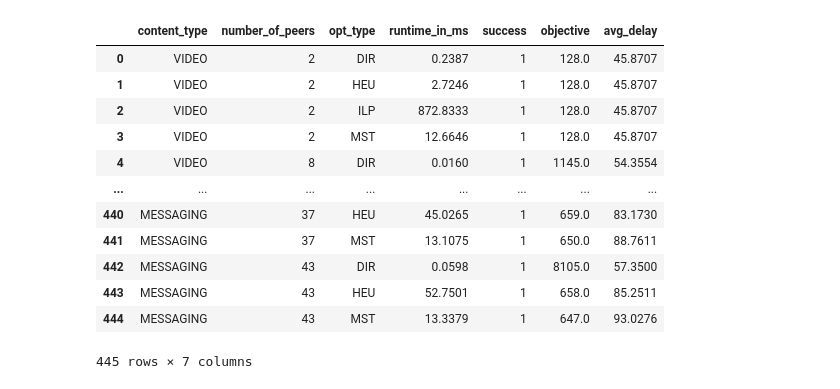
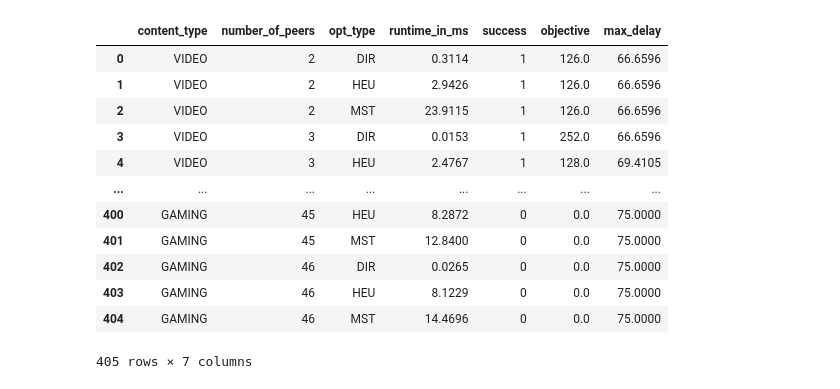
Before and after one commit to Zotyamester/cdn-optimization, a Jupyter notebook: analytics.ipynb, the cells around one changed output. Drawn from its saved outputs; the diff is of its cells as text; code cells hidden in the pictures.

```diff
--- a/analytics.ipynb
+++ b/analytics.ipynb
@@ -21,20 +21,20 @@ Note: you may need to restart the kernel to use updated packages.
 # %%
 import pandas as pd
 
-df = pd.read_csv("measurements/reliable-results.csv")
+df = pd.read_csv("measurements/bench2.csv")
 df
 # %% [output]
-|  | content_type | number_of_peers | opt_type | runtime_in_ms | success | objective | avg_delay |
-| 0 | VIDEO | 2 | DIR | 0.2387 | 1 | 128.0 | 45.8707 |
-| 1 | VIDEO | 2 | HEU | 2.7246 | 1 | 128.0 | 45.8707 |
-| 2 | VIDEO | 2 | ILP | 872.8333 | 1 | 128.0 | 45.8707 |
-| 3 | VIDEO | 2 | MST | 12.6646 | 1 | 128.0 | 45.8707 |
-| 4 | VIDEO | 8 | DIR | 0.0160 | 1 | 1145.0 | 54.3554 |
+|  | content_type | number_of_peers | opt_type | runtime_in_ms | success | objective | max_delay |
+| 0 | VIDEO | 2 | DIR | 0.3114 | 1 | 126.0 | 66.6596 |
+| 1 | VIDEO | 2 | HEU | 2.9426 | 1 | 126.0 | 66.6596 |
+| 2 | VIDEO | 2 | MST | 23.9115 | 1 | 126.0 | 66.6596 |
+| 3 | VIDEO | 3 | DIR | 0.0153 | 1 | 252.0 | 66.6596 |
+| 4 | VIDEO | 3 | HEU | 2.4767 | 1 | 128.0 | 69.4105 |
 | ... | ... | ... | ... | ... | ... | ... | ... |
-| 440 | MESSAGING | 37 | HEU | 45.0265 | 1 | 659.0 | 83.1730 |
-| 441 | MESSAGING | 37 | MST | 13.1075 | 1 | 650.0 | 88.7611 |
-| 442 | MESSAGING | 43 | DIR | 0.0598 | 1 | 8105.0 | 57.3500 |
-| 443 | MESSAGING | 43 | HEU | 52.7501 | 1 | 658.0 | 85.2511 |
-| 444 | MESSAGING | 43 | MST | 13.3379 | 1 | 647.0 | 93.0276 |
+| 400 | GAMING | 45 | HEU | 8.2872 | 0 | 0.0 | 75.0000 |
+| 401 | GAMING | 45 | MST | 12.8400 | 0 | 0.0 | 75.0000 |
+| 402 | GAMING | 46 | DIR | 0.0265 | 0 | 0.0 | 75.0000 |
+| 403 | GAMING | 46 | HEU | 8.1229 | 0 | 0.0 | 75.0000 |
+| 404 | GAMING | 46 | MST | 14.4696 | 0 | 0.0 | 75.0000 |
-445 rows × 7 columns
+405 rows × 7 columns
 # %%
```
Also changed, not shown: parts of 4 cells of this notebook.
